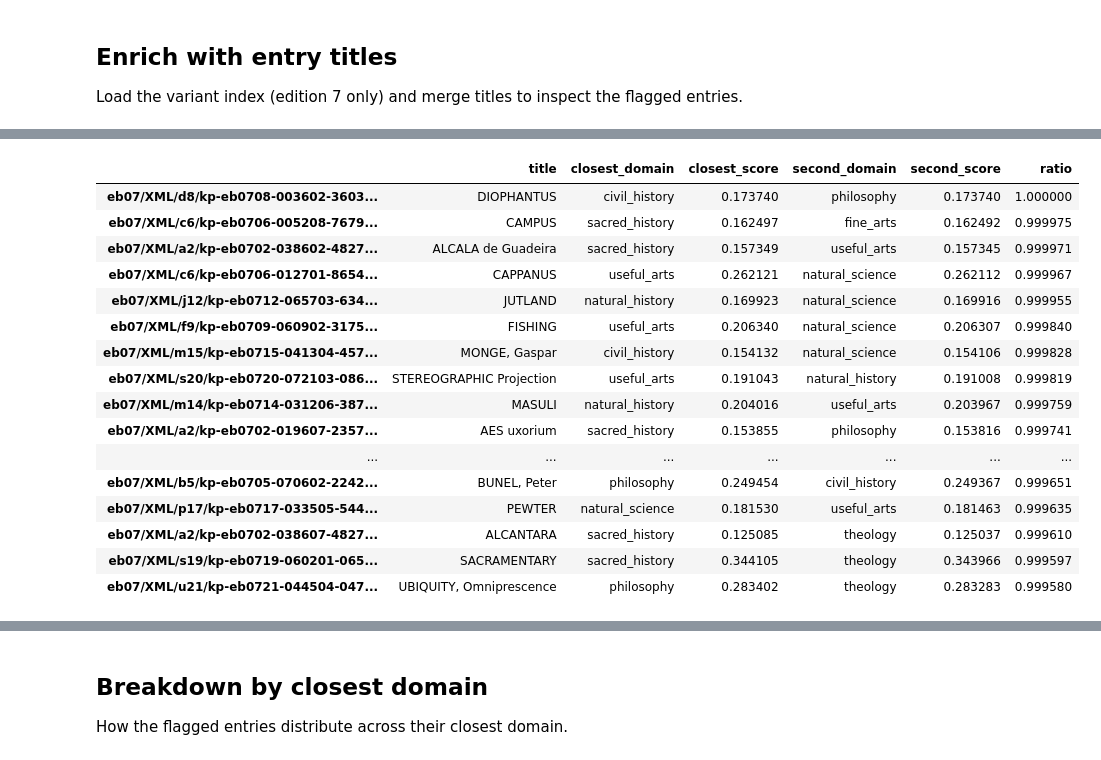
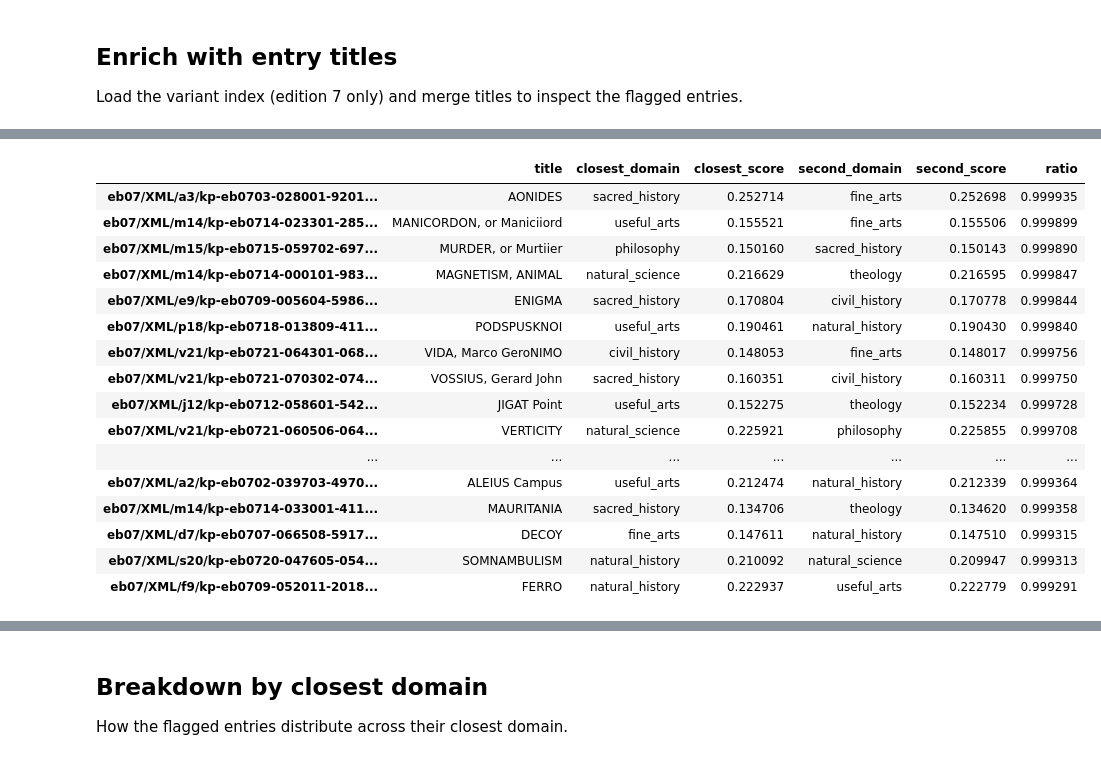
Before and after one commit to kingsdigitallab/eb-pre, a Jupyter notebook: notebooks/domain_closeness.ipynb, the cells around one changed output, grey strips where cells are left out. Saved outputs shown, nothing was run; the diff lists cells and outputs as text; code cells hidden in the pictures.

```diff
--- a/notebooks/domain_closeness.ipynb
+++ b/notebooks/domain_closeness.ipynb
@@ -20,8 +20,9 @@ import pandas as pd
 sys.path.append(str(Path.cwd().parent))
 from helpers import settings
 
-VARIANT = '2026-07-19'
+VARIANT = '2026-07-18'
 THRESHOLD = 5
+EDITION = 7
 
 DOMAIN_NEIGHBOURS_FILENAME = 'semantic_search-edition_7-doc2vec-learn-mc_40-ng_1-tm_0.5-ch_sentence.tv2_domains.json'
 
@@ -102,3 +103,14 @@ print(f'{count} of {total} entries ({percentage:.1f}%) have their second closest
 ## Enrich with entry titles
 
 Load the variant index (edition 7 only) and merge titles to inspect the flagged entries.
+# %%
+index_path = Path(settings.DATA_PATH, VARIANT, 'index.json')
+df_index = pd.read_json(index_path, orient='table')
+df_index = df_index[df_index['edition'] == EDITION]
+
+print(f'{len(df_index)} entries in the index')
+print(f'{len(df_index) - total} not in the domain neighbours file')
+print(f'{len(df_index[df_index["semantic_search-label"].isna()])} without a domain in the index [expects 0]')
+print(f'{len(df_index[df_index["semantic_search-score"] == 0.0])} with a 0.000 score')
+
+df_index.head(5)
@@ -105,26 +128,24 @@ Load the variant index (edition 7 only) and merge titles to inspect the flagged
 # %%
-index_path = Path(settings.DATA_PATH, VARIANT, 'index.json')
-index = pd.read_json(index_path, orient='table')
-index = index[index['edition'] != 9][['title']]
+df_titles = df_index[['title']]
 
-flagged = df[df['within_threshold']].join(index, how='inner')
+flagged = df[df['within_threshold']].join(df_titles, how='inner')
 flagged = flagged[['title', 'closest_domain', 'closest_score', 'second_domain', 'second_score', 'ratio']]
 flagged.sort_values('ratio', ascending=False).head(20)
 # %% [output]
 |  | title | closest_domain | closest_score | second_domain | second_score | ratio |
-| eb07/XML/d8/kp-eb0708-003602-3603... | DIOPHANTUS | civil_history | 0.173740 | philosophy | 0.173740 | 1.000000 |
-| eb07/XML/c6/kp-eb0706-005208-7679... | CAMPUS | sacred_history | 0.162497 | fine_arts | 0.162492 | 0.999975 |
-| eb07/XML/a2/kp-eb0702-038602-4827... | ALCALA de Guadeira | sacred_history | 0.157349 | useful_arts | 0.157345 | 0.999971 |
-| eb07/XML/c6/kp-eb0706-012701-8654... | CAPPANUS | useful_arts | 0.262121 | natural_science | 0.262112 | 0.999967 |
-| eb07/XML/j12/kp-eb0712-065703-634... | JUTLAND | natural_history | 0.169923 | natural_science | 0.169916 | 0.999955 |
-| eb07/XML/f9/kp-eb0709-060902-3175... | FISHING | useful_arts | 0.206340 | natural_science | 0.206307 | 0.999840 |
-| eb07/XML/m15/kp-eb0715-041304-457... | MONGE, Gaspar | civil_history | 0.154132 | natural_science | 0.154106 | 0.999828 |
-| eb07/XML/s20/kp-eb0720-072103-086... | STEREOGRAPHIC Projection | useful_arts | 0.191043 | natural_history | 0.191008 | 0.999819 |
-| eb07/XML/m14/kp-eb0714-031206-387... | MASULI | natural_history | 0.204016 | useful_arts | 0.203967 | 0.999759 |
-| eb07/XML/a2/kp-eb0702-019607-2357... | AES uxorium | sacred_history | 0.153855 | philosophy | 0.153816 | 0.999741 |
+| eb07/XML/a3/kp-eb0703-028001-9201... | AONIDES | sacred_history | 0.252714 | fine_arts | 0.252698 | 0.999935 |
+| eb07/XML/m14/kp-eb0714-023301-285... | MANICORDON, or Maniciiord | useful_arts | 0.155521 | fine_arts | 0.155506 | 0.999899 |
+| eb07/XML/m15/kp-eb0715-059702-697... | MURDER, or Murtiier | philosophy | 0.150160 | sacred_history | 0.150143 | 0.999890 |
+| eb07/XML/m14/kp-eb0714-000101-983... | MAGNETISM, ANIMAL | natural_science | 0.216629 | theology | 0.216595 | 0.999847 |
+| eb07/XML/e9/kp-eb0709-005604-5986... | ENIGMA | sacred_history | 0.170804 | civil_history | 0.170778 | 0.999844 |
+| eb07/XML/p18/kp-eb0718-013809-411... | PODSPUSKNOI | useful_arts | 0.190461 | natural_history | 0.190430 | 0.999840 |
+| eb07/XML/v21/kp-eb0721-064301-068... | VIDA, Marco GeroNIMO | civil_history | 0.148053 | fine_arts | 0.148017 | 0.999756 |
+| eb07/XML/v21/kp-eb0721-070302-074... | VOSSIUS, Gerard John | sacred_history | 0.160351 | civil_history | 0.160311 | 0.999750 |
+| eb07/XML/j12/kp-eb0712-058601-542... | JIGAT Point | useful_arts | 0.152275 | theology | 0.152234 | 0.999728 |
+| eb07/XML/v21/kp-eb0721-060506-064... | VERTICITY | natural_science | 0.225921 | philosophy | 0.225855 | 0.999708 |
 | ... | ... | ... | ... | ... | ... | ... |
-| eb07/XML/b5/kp-eb0705-070602-2242... | BUNEL, Peter | philosophy | 0.249454 | civil_history | 0.249367 | 0.999651 |
-| eb07/XML/p17/kp-eb0717-033505-544... | PEWTER | natural_science | 0.181530 | useful_arts | 0.181463 | 0.999635 |
-| eb07/XML/a2/kp-eb0702-038607-4827... | ALCANTARA | sacred_history | 0.125085 | theology | 0.125037 | 0.999610 |
-| eb07/XML/s19/kp-eb0719-060201-065... | SACRAMENTARY | sacred_history | 0.344105 | theology | 0.343966 | 0.999597 |
-| eb07/XML/u21/kp-eb0721-044504-047... | UBIQUITY, Omniprescence | philosophy | 0.283402 | theology | 0.283283 | 0.999580 |
+| eb07/XML/a2/kp-eb0702-039703-4970... | ALEIUS Campus | useful_arts | 0.212474 | natural_history | 0.212339 | 0.999364 |
+| eb07/XML/m14/kp-eb0714-033001-411... | MAURITANIA | sacred_history | 0.134706 | theology | 0.134620 | 0.999358 |
+| eb07/XML/d7/kp-eb0707-066508-5917... | DECOY | fine_arts | 0.147611 | natural_history | 0.147510 | 0.999315 |
+| eb07/XML/s20/kp-eb0720-047605-054... | SOMNAMBULISM | natural_history | 0.210092 | natural_science | 0.209947 | 0.999313 |
+| eb07/XML/f9/kp-eb0709-052011-2018... | FERRO | natural_history | 0.222937 | useful_arts | 0.222779 | 0.999291 |
```
Also changed, not shown: parts of 10 cells of this notebook.
